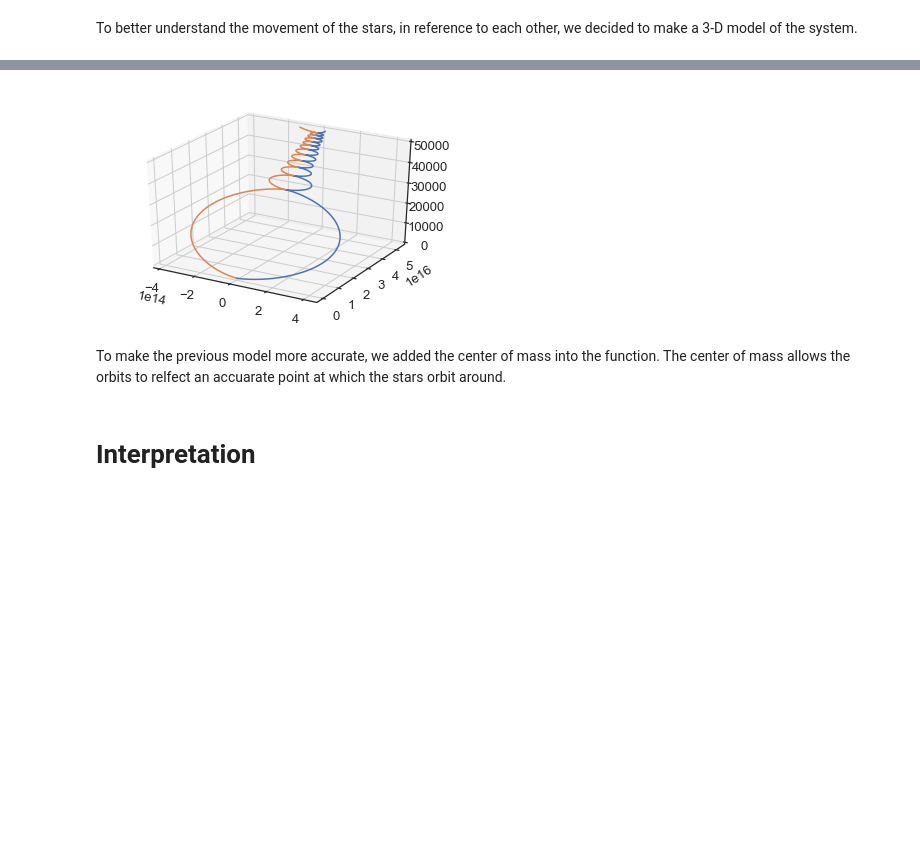
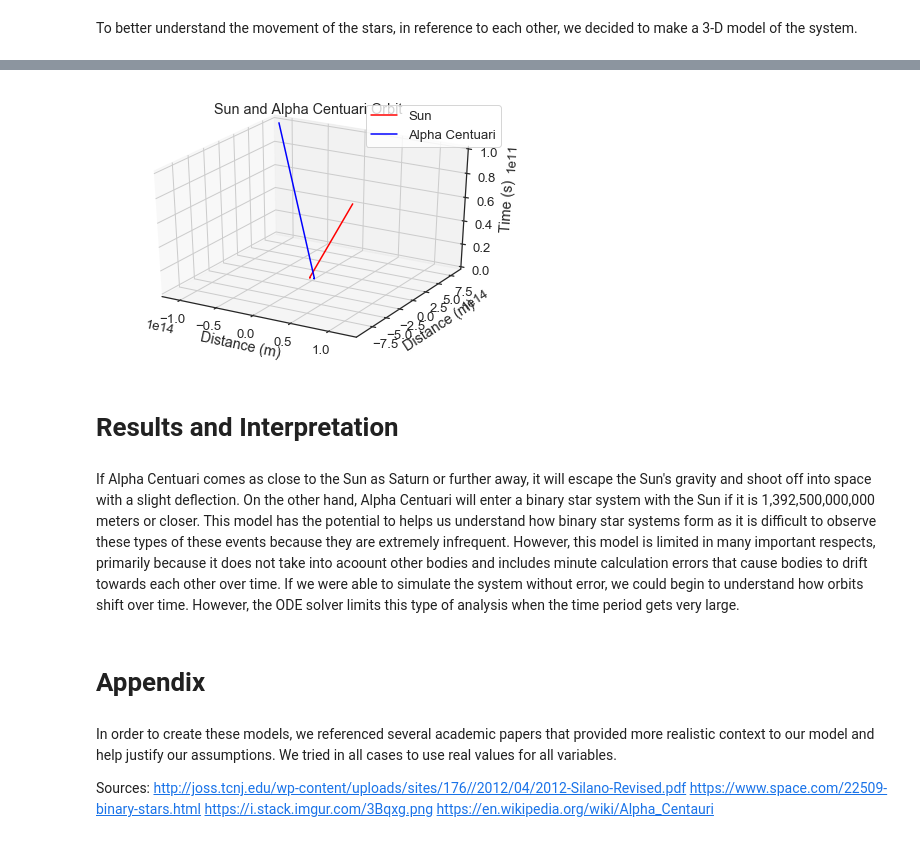
Before and after one commit to KristinAoki/ModSimPy, a Jupyter notebook: code/binarystarsystem.ipynb, the cells around one changed output, grey strips where cells are left out. Drawn from its saved outputs; the diff is of its cells as text; code cells hidden in the pictures; blank space fills up the shorter version.

```diff
--- a/code/binarystarsystem.ipynb
+++ b/code/binarystarsystem.ipynb
@@ -148,5 +138,2 @@ def slope_func(state, t, system):
 
     return dx1dt,dy1dt,dvx1dt,dvy1dt,dx2dt,dy2dt,dvx2dt,dvy2dt
-# %%
-results, details = run_ode_solver(system, slope_func,max_step=1e8)
-details
@@ -208,0 +389,10 @@ y2=[0]*number
+# %%
+results,com_position,com_velocity=runSystem(1e11 *s, 5906380000000,1e12);
+plot(results.x1,results.y1,'red', label = 'Sun')
+plot(results.x2,results.y2,'blue', label = 'Alpha Centauri')
+def decorate_orbit():
+    """Add a title and label the axes."""
+    decorate(title='Sun and Alpha Centuari Orbit',
+             xlabel='Distance (m)',
+             ylabel='Distance (m)')
+decorate_orbit()
@@ -232,0 +415,10 @@ from mpl_toolkits.mplot3d import Axes3D
+# %%
+x1,x2,y1,y2=addCOM(results,com_position,com_velocity)
+plot(x1,y1,'red', label='Sun')
+plot(x2,y2,'blue', label='Alpha Centuari')
+def decorate_orbit():
+    """Add a title and label the axes."""
+    decorate(title='Sun and Alpha Centuari Orbit with Center of Mass',
+             xlabel='Distance (m)',
+             ylabel='Distance (m)')
+decorate_orbit()
@@ -233,21 +427,33 @@ from mpl_toolkits.mplot3d import Axes3D
 # %%
-from mpl_toolkits.mplot3d import axes3d
-import matplotlib.pyplot as plt
-
-
 fig = plt.figure()
-ax = fig.add_subplot(111, projection='3d')
+ax = fig.gca(projection='3d')
 
 # Grab some test data.
 X, Y, Z = axes3d.get_test_data(0.05)
 
 # Plot a basic wireframe.
-ax.plot(x1, y1, linrange(0,number))
-ax.plot(x2, y2, linrange(0,number))
+ax.plot(results.x1, results.y1, results.index, 'red', label='Sun')
+ax.plot(results.x2, results.y2, results.index, 'blue', label='Alpha Centuari')
+def decorate_orbit():
+    """Add a title and label the axes."""
+    decorate(title='Sun and Alpha Centuari Orbit',
+             xlabel='Distance (m)',
+             ylabel='Distance (m)', zlabel='Time (s)')
+decorate_orbit()
 plt.show()
 # %% [output]
-[figure, old version]
+[figure, new version]
-# %% [markdown]
-To make the previous model more accurate, we added the center of mass into the function. The center of mass allows the orbits to relfect an accuarate point at which the stars orbit around.
 # %% [markdown]
-# Interpretation
+# Results and Interpretation
+# %% [markdown]
+If Alpha Centuari comes as close to the Sun as Saturn or further away, it will escape the Sun's gravity and shoot off into space with a slight deflection. On the other hand, Alpha Centuari will enter a binary star system with the Sun if it is 1,392,500,000,000 meters or closer. This model has the potential to helps us understand how binary star systems form as it is difficult to observe these types of these events because they are extremely infrequent. However, this model is limited in many important respects, primarily because it does not take into acoount other bodies and includes minute calculation errors that cause bodies to drift towards each other over time. If we were able to simulate the system without error, we could begin to understand how orbits shift over time. However, the ODE solver limits this type of analysis when the time period gets very large.
+# %% [markdown]
+# Appendix
+# %% [markdown]
+In order to create these models, we referenced several academic papers that provided more realistic context to our model and help justify our assumptions. We tried in all cases to use real values for all variables.
+
+Sources:
+    http://joss.tcnj.edu/wp-content/uploads/sites/176//2012/04/2012-Silano-Revised.pdf
+    https://www.space.com/22509-binary-stars.html
+    https://i.stack.imgur.com/3Bqxg.png
+    https://en.wikipedia.org/wiki/Alpha_Centauri
```
Also changed, not shown: parts of 43 cells of this notebook.
